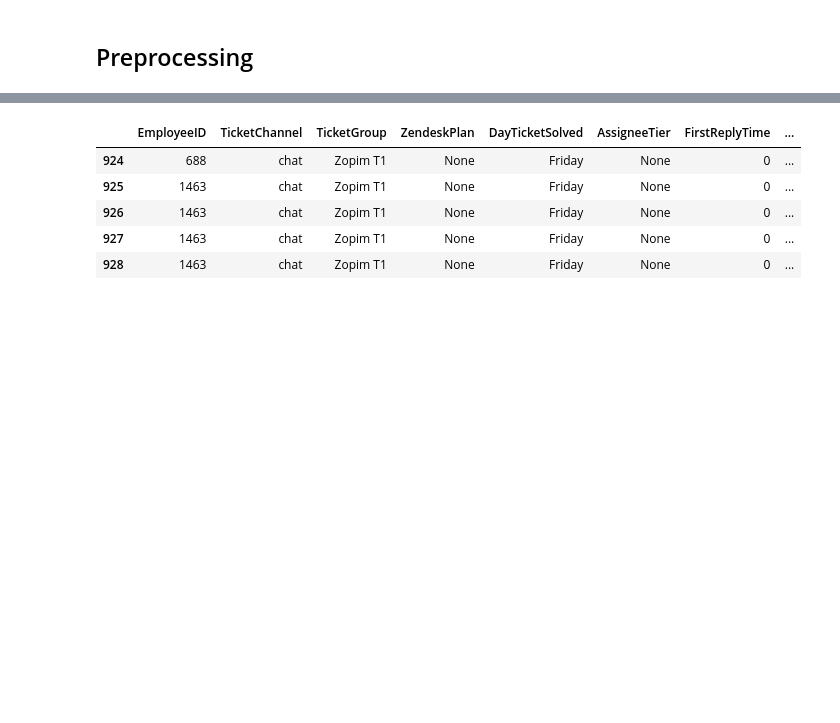
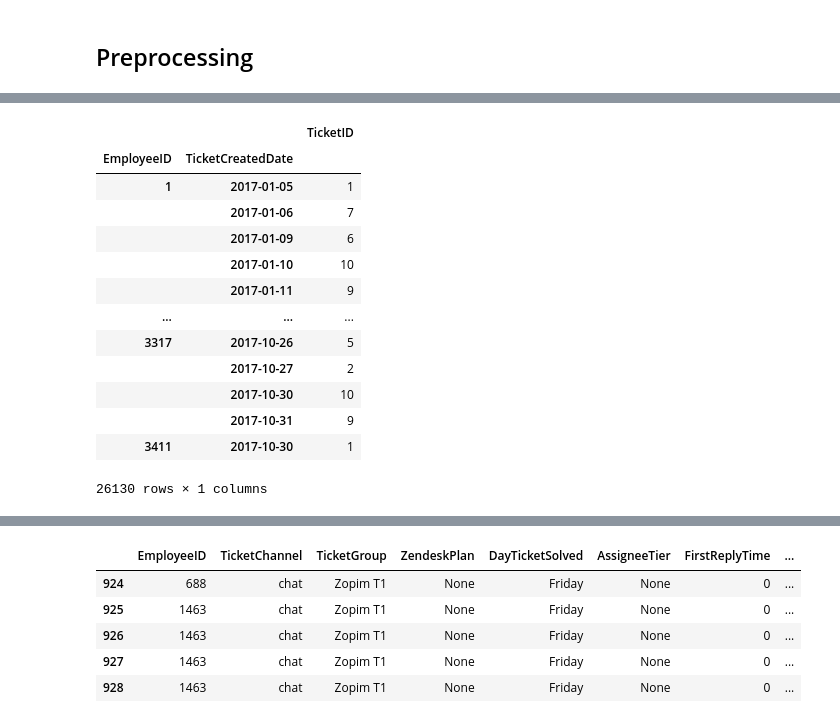
Before and after one commit to jlousada315/zentest, a Jupyter notebook: exercise.ipynb, the cells around one changed output, grey strips where cells are left out. Saved outputs shown, nothing was run; the diff lists cells and outputs as text; code cells hidden in the pictures; blank space fills up the shorter version.

```diff
--- a/exercise.ipynb
+++ b/exercise.ipynb
@@ -242,7 +243,7 @@ df['TicketCreatedDate'] = pd.to_datetime(df['TicketCreatedDate'])
 df['TicketCreatedYear'] = df['TicketCreatedDate'].dt.isocalendar().year
 df['TicketCreatedWeekNr'] = df['TicketCreatedDate'].dt.isocalendar().week
 # %%
-df['TicketResolutionDate'] = pd.to_datetime((df['TicketCreatedDate'] + pd.to_timedelta(df['FullResolutionTime'], unit='min')).dt.date)
-df['SolvedSameDay'] = df['TicketCreatedDate'] == df['TicketResolutionDate']
-print(df[['TicketCreatedDate','TicketResolutionDate']])
+df['TicketClosedDate'] = pd.to_datetime((df['TicketCreatedDate'] + pd.to_timedelta(df['FullResolutionTime'], unit='min')).dt.date)
+df['SolvedSameDay'] = df['TicketCreatedDate'] == df['TicketClosedDate']
+print(df[['TicketCreatedDate','TicketClosedDate']])
 # %% [output]
@@ -413,0 +416,2 @@ df.head()
+# %%
+df['TicketClosedDate'] = pd.to_datetime((pd.to_datetime(df['TicketCreatedDate']) + pd.to_timedelta(df['FullResolutionTime'], unit='m')).dt.date)
@@ -413,0 +445,20 @@ df.head()
+# %%
+# opened tickets p day
+created_tickets = df.groupby(['EmployeeID', 'TicketCreatedDate'])[['TicketID']].count()
+# %%
+created_tickets
+# %% [output]
+|  |  | TicketID |
+| EmployeeID | TicketCreatedDate |  |
+| 1 | 2017-01-05 | 1 |
+|  | 2017-01-06 | 7 |
+|  | 2017-01-09 | 6 |
+|  | 2017-01-10 | 10 |
+|  | 2017-01-11 | 9 |
+| ... | ... | ... |
+| 3317 | 2017-10-26 | 5 |
+|  | 2017-10-27 | 2 |
+|  | 2017-10-30 | 10 |
+|  | 2017-10-31 | 9 |
+| 3411 | 2017-10-30 | 1 |
+26130 rows × 1 columns
```
Also changed, not shown: parts of 5 cells of this notebook.
